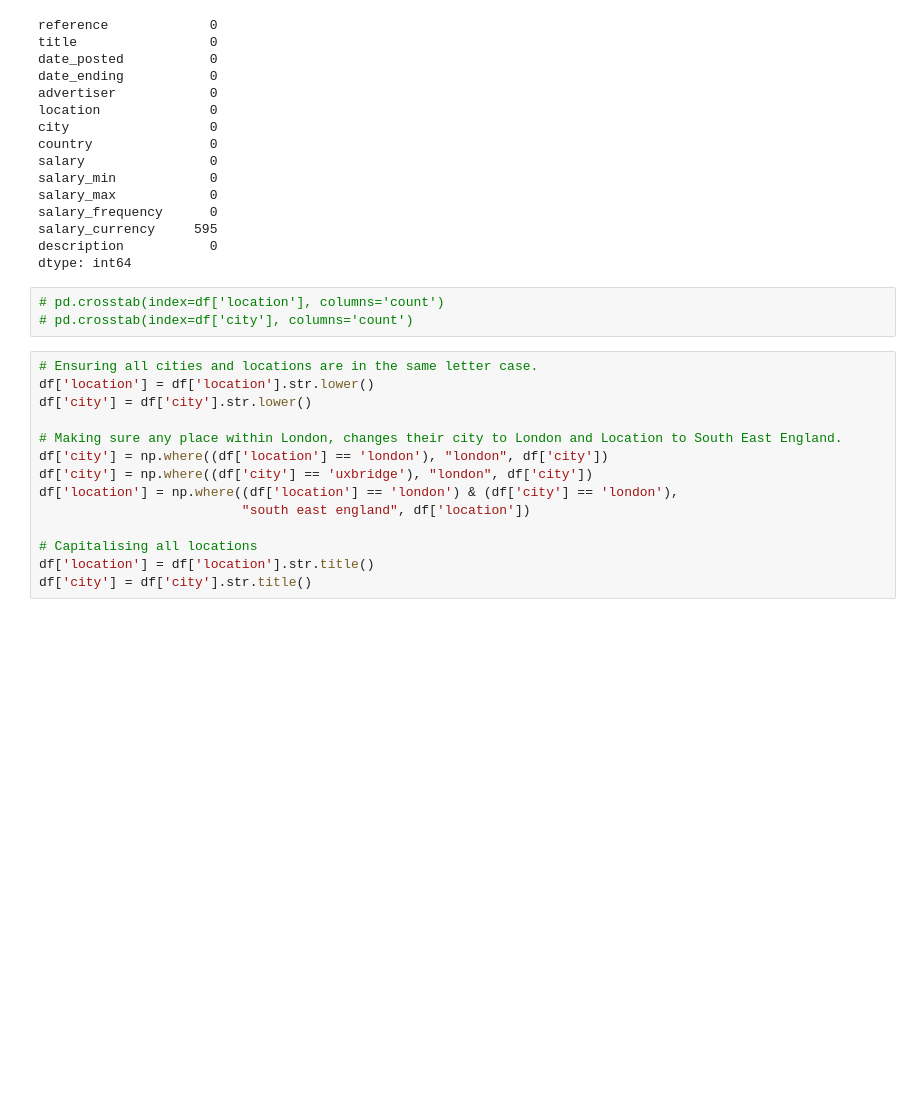
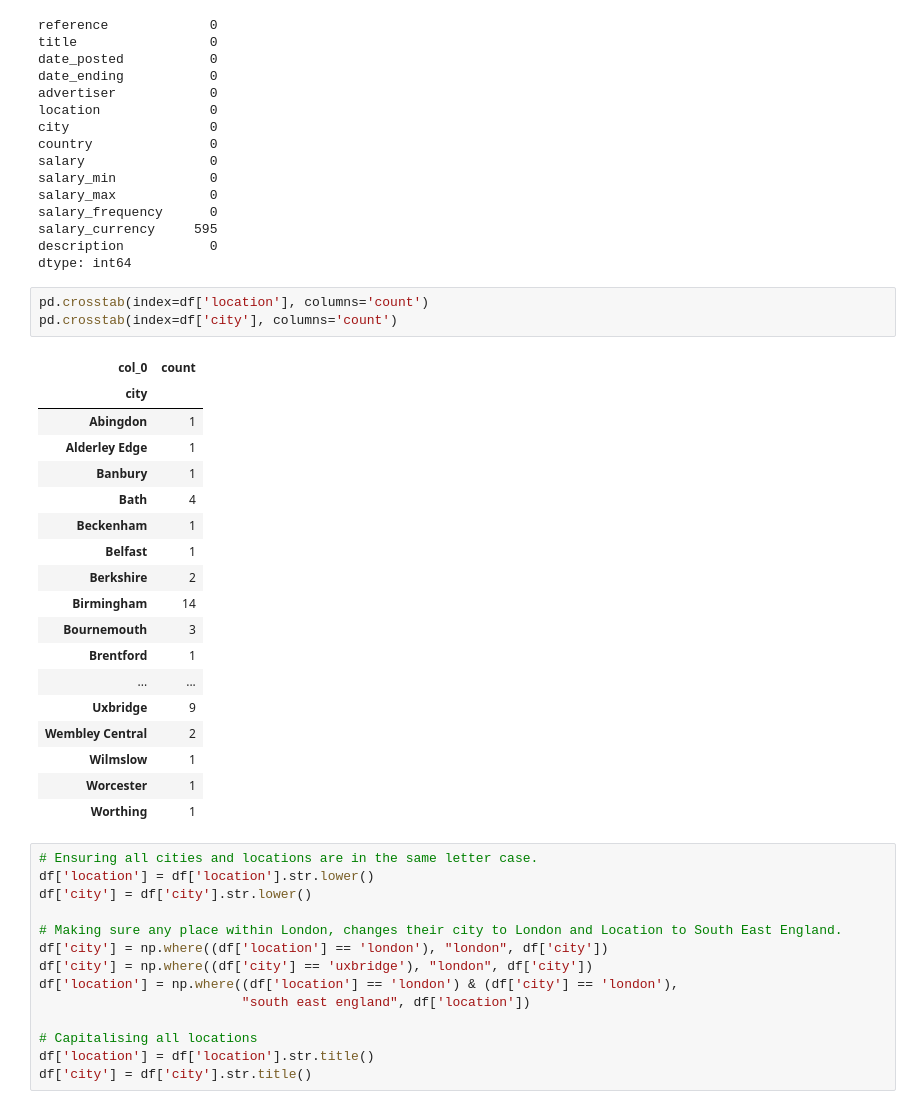
Before and after one commit to Taharqua/UK_Data_Jobs, a Jupyter notebook: data_jobs.ipynb, the cells around one changed output. Drawn from its saved outputs; the diff is of its cells as text; blank space fills up the shorter version.

```diff
--- a/data_jobs.ipynb
+++ b/data_jobs.ipynb
@@ -59,8 +59,27 @@ salary_currency     595
 description           0
 dtype: int64
 # %%
-# pd.crosstab(index=df['location'], columns='count')
-# pd.crosstab(index=df['city'], columns='count')
+pd.crosstab(index=df['location'], columns='count')
+pd.crosstab(index=df['city'], columns='count')
+# %% [output]
+| col_0 | count |
+| city |  |
+| Abingdon | 1 |
+| Alderley Edge | 1 |
+| Banbury | 1 |
+| Bath | 4 |
+| Beckenham | 1 |
+| Belfast | 1 |
+| Berkshire | 2 |
+| Birmingham | 14 |
+| Bournemouth | 3 |
+| Brentford | 1 |
+| ... | ... |
+| Uxbridge | 9 |
+| Wembley Central | 2 |
+| Wilmslow | 1 |
+| Worcester | 1 |
+| Worthing | 1 |
 # %%
 # Ensuring all cities and locations are in the same letter case.
 df['location'] = df['location'].str.lower()
```
Also changed, not shown: parts of 6 cells of this notebook.
